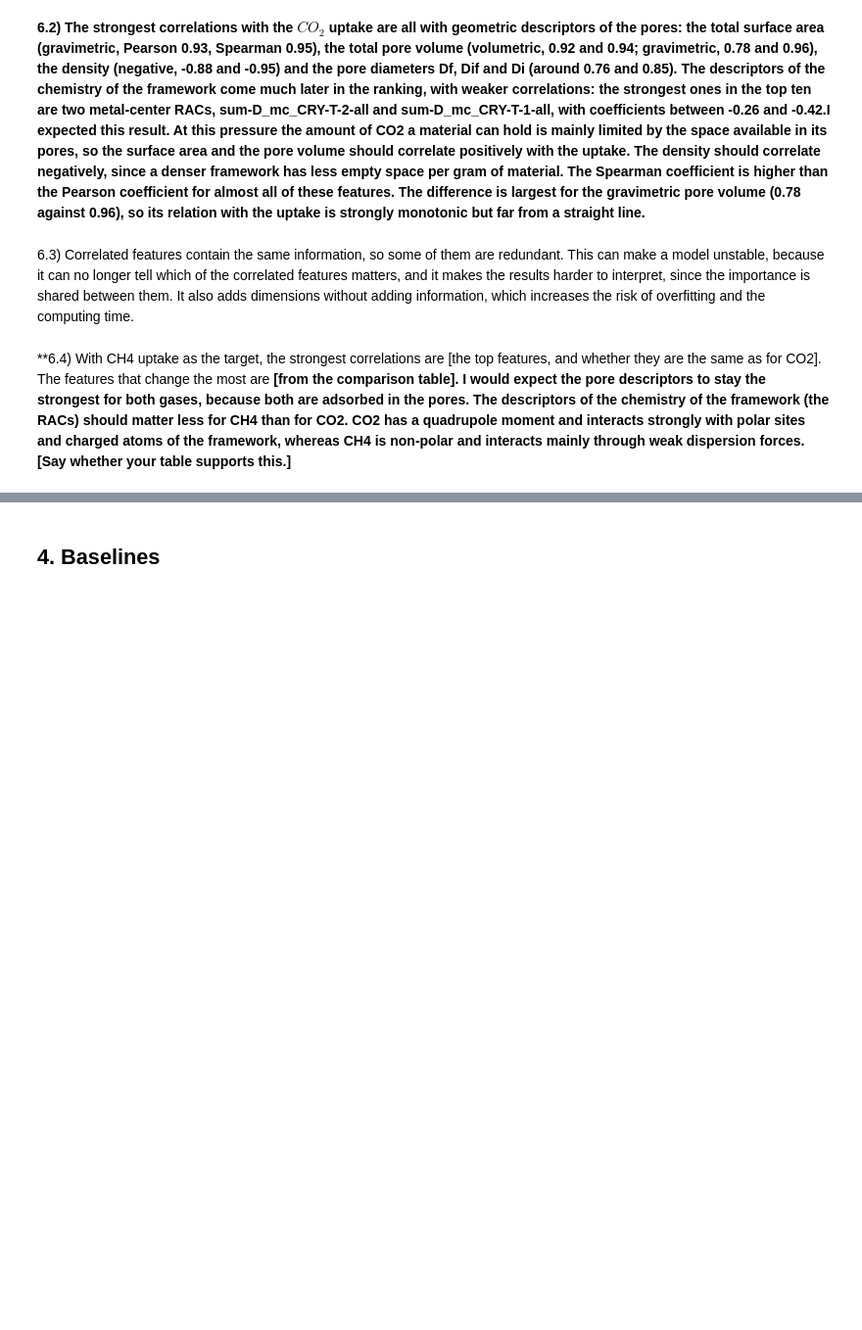
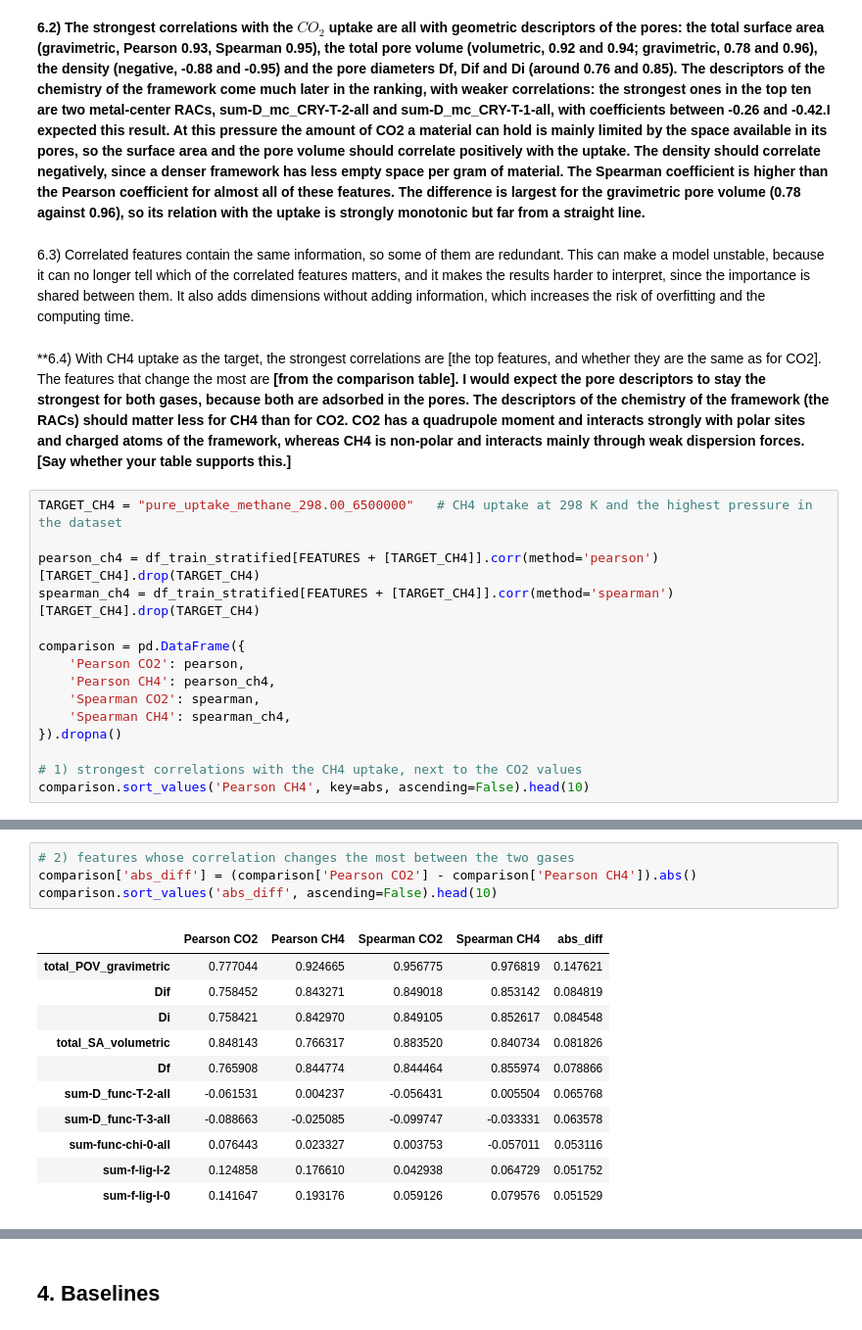
Before and after one commit to marouchkaheck/ml_project_ch315, a Jupyter notebook: groupL_block3_project.ipynb, the cells around one changed output, grey strips where cells are left out. Shown at 98% size. Cells and saved outputs as stored; diff of their text form; blank space fills up the shorter version.

```diff
--- a/groupL_block3_project.ipynb
+++ b/groupL_block3_project.ipynb
@@ -700,3 +700,18 @@ corr_table.head(10)
 6.3) Correlated features contain the same information, so some of them are redundant. This can make a model unstable, because it can no longer tell which of the correlated features matters, and it makes the results harder to interpret, since the importance is shared between them. It also adds dimensions without adding information, which increases the risk of overfitting and the computing time.
 # %% [markdown]
 **6.4) With CH4 uptake as the target, the strongest correlations are [the top features, and whether they are the same as for CO2]. The features that change the most are **[from the comparison table]. I would expect the pore descriptors to stay the strongest for both gases, because both are adsorbed in the pores. The descriptors of the chemistry of the framework (the RACs) should matter less for CH4 than for CO2. CO2 has a quadrupole moment and interacts strongly with polar sites and charged atoms of the framework, whereas CH4 is non-polar and interacts mainly through weak dispersion forces. [Say whether your table supports this.]**
+# %%
+TARGET_CH4 = "pure_uptake_methane_298.00_6500000"   # CH4 uptake at 298 K and the highest pressure in the dataset
+
+pearson_ch4 = df_train_stratified[FEATURES + [TARGET_CH4]].corr(method='pearson')[TARGET_CH4].drop(TARGET_CH4)
+spearman_ch4 = df_train_stratified[FEATURES + [TARGET_CH4]].corr(method='spearman')[TARGET_CH4].drop(TARGET_CH4)
+
+comparison = pd.DataFrame({
+    'Pearson CO2': pearson,
+    'Pearson CH4': pearson_ch4,
+    'Spearman CO2': spearman,
+    'Spearman CH4': spearman_ch4,
+}).dropna()
+
+# 1) strongest correlations with the CH4 uptake, next to the CO2 values
+comparison.sort_values('Pearson CH4', key=abs, ascending=False).head(10)
@@ -702,0 +730,16 @@ corr_table.head(10)
+# %%
+# 2) features whose correlation changes the most between the two gases
+comparison['abs_diff'] = (comparison['Pearson CO2'] - comparison['Pearson CH4']).abs()
+comparison.sort_values('abs_diff', ascending=False).head(10)
+# %% [output]
+|  | Pearson CO2 | Pearson CH4 | Spearman CO2 | Spearman CH4 | abs_diff |
+| total_POV_gravimetric | 0.777044 | 0.924665 | 0.956775 | 0.976819 | 0.147621 |
+| Dif | 0.758452 | 0.843271 | 0.849018 | 0.853142 | 0.084819 |
+| Di | 0.758421 | 0.842970 | 0.849105 | 0.852617 | 0.084548 |
+| total_SA_volumetric | 0.848143 | 0.766317 | 0.883520 | 0.840734 | 0.081826 |
+| Df | 0.765908 | 0.844774 | 0.844464 | 0.855974 | 0.078866 |
+| sum-D_func-T-2-all | -0.061531 | 0.004237 | -0.056431 | 0.005504 | 0.065768 |
+| sum-D_func-T-3-all | -0.088663 | -0.025085 | -0.099747 | -0.033331 | 0.063578 |
+| sum-func-chi-0-all | 0.076443 | 0.023327 | 0.003753 | -0.057011 | 0.053116 |
+| sum-f-lig-I-2 | 0.124858 | 0.176610 | 0.042938 | 0.064729 | 0.051752 |
+| sum-f-lig-I-0 | 0.141647 | 0.193176 | 0.059126 | 0.079576 | 0.051529 |
```
Also changed, not shown: parts of 9 cells of this notebook.
